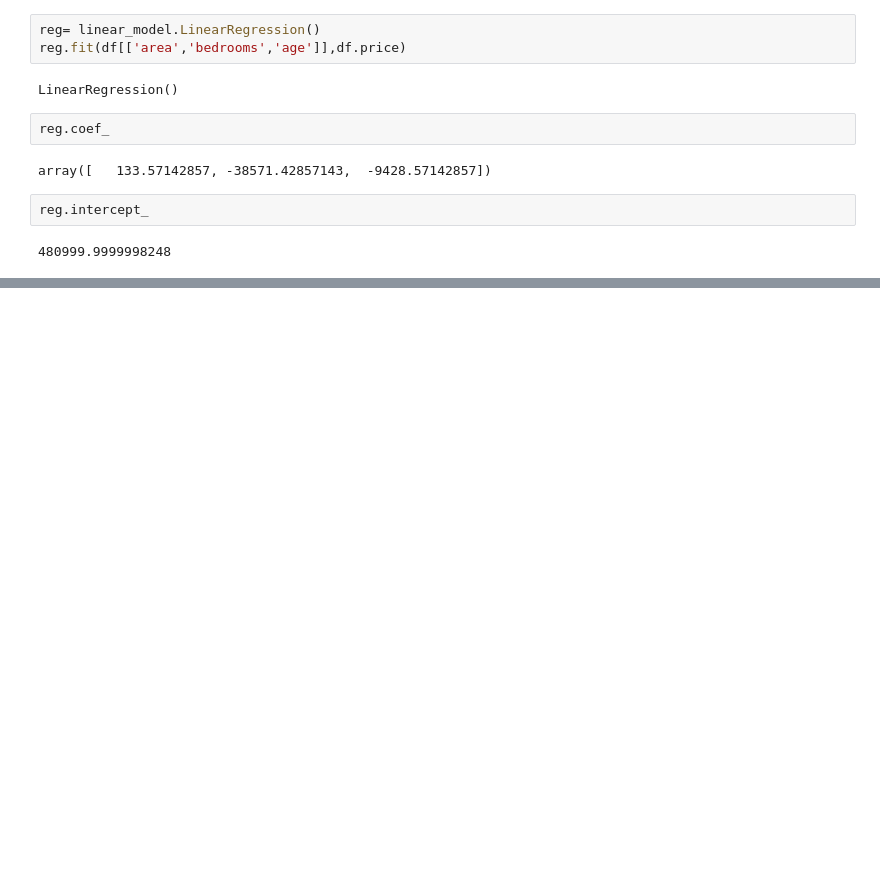
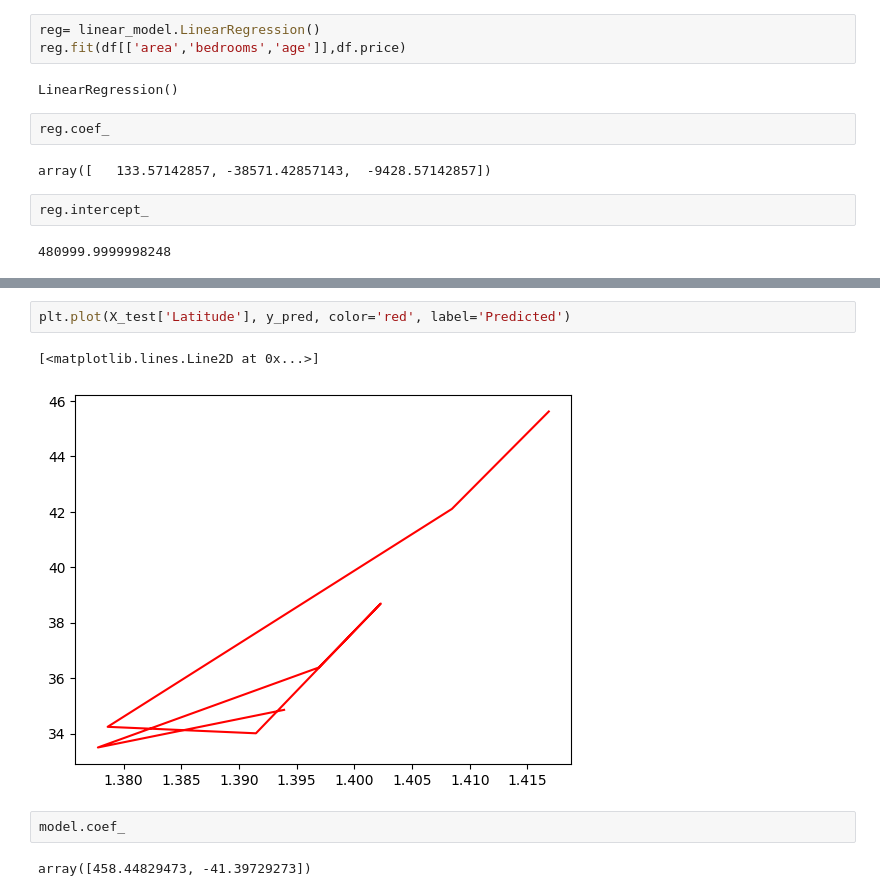
Before and after one commit to Haseeb479/Machine-learning-class, a Jupyter notebook: multipleregression.ipynb, the cells around one changed output, grey strips where cells are left out. Drawn from its saved outputs; the diff is of its cells as text; blank space fills up the shorter version.

```diff
--- a/multipleregression.ipynb
+++ b/multipleregression.ipynb
@@ -33,0 +185,9 @@ array([615142.85714284])
+# %%
+plt.plot(X_test['Latitude'], y_pred, color='red', label='Predicted')
+# %% [output]
+[<matplotlib.lines.Line2D at 0x...>]
+[figure, added]
+# %%
+model.coef_
+# %% [output]
+array([458.44829473, -41.39729273])
```
Also changed, not shown: parts of 20 cells of this notebook.
